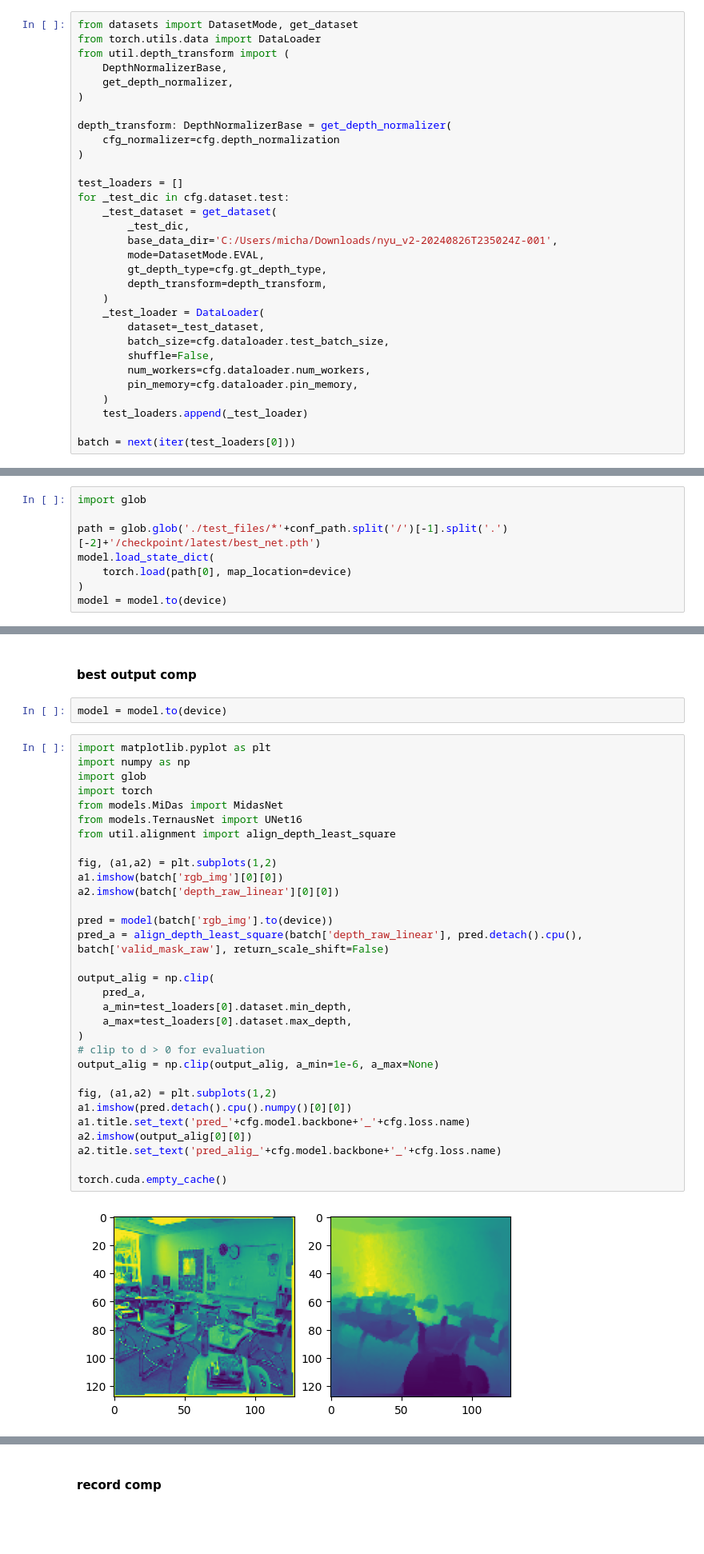
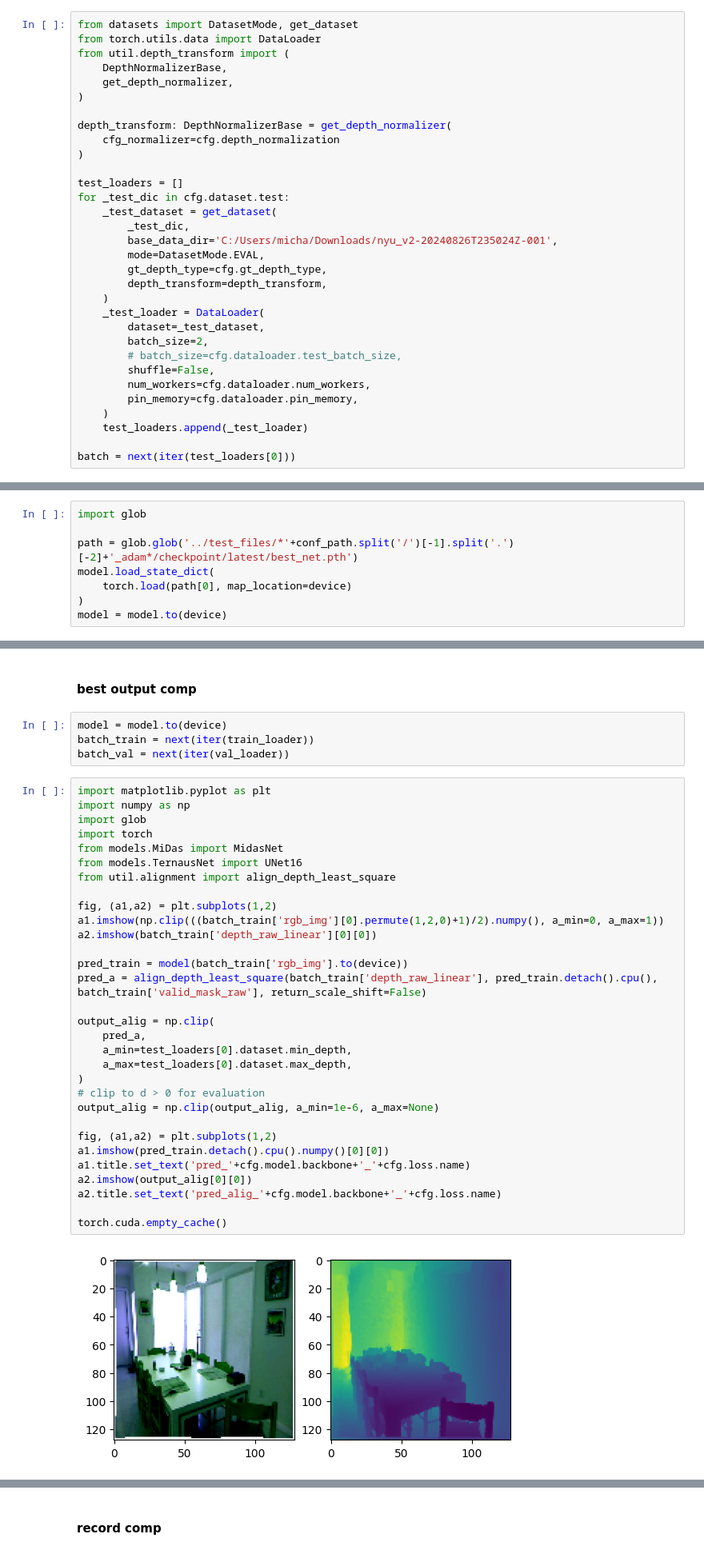
Before and after one commit to Mpasiowiec/Estymacja-glebi-na-podstawie-pojedynczego-zdejcia, a Jupyter notebook: quick_check.ipynb, the cells around one changed output, grey strips where cells are left out. Shown at 80% size. Saved outputs shown, nothing was run; the diff lists cells and outputs as text; blank space fills up the shorter version.

```diff
--- a/quick_check.ipynb
+++ b/quick_check.ipynb
@@ -299,7 +293,8 @@ for _test_dic in cfg.dataset.test:
     )
     _test_loader = DataLoader(
         dataset=_test_dataset,
-        batch_size=cfg.dataloader.test_batch_size,
+        batch_size=2,
+        # batch_size=cfg.dataloader.test_batch_size,
         shuffle=False,
         num_workers=cfg.dataloader.num_workers,
         pin_memory=cfg.dataloader.pin_memory,
@@ -330,7 +325,7 @@ Using cache found in C:\Users\micha/.cache\torch\hub\pytorch_vision_v0.10.0
 # %%
 import glob
 
-path = glob.glob('./test_files/*'+conf_path.split('/')[-1].split('.')[-2]+'/checkpoint/latest/best_net.pth')
+path = glob.glob('../test_files/*'+conf_path.split('/')[-1].split('.')[-2]+'_adam*/checkpoint/latest/best_net.pth')
 model.load_state_dict(
     torch.load(path[0], map_location=device)
 )
@@ -351,36 +346,38 @@ model = model.to(device)
 #### best output comp
 # %%
 model = model.to(device)
+batch_train = next(iter(train_loader))
+batch_val = next(iter(val_loader))
 # %%
 import matplotlib.pyplot as plt
 import numpy as np
 import glob
 import torch
 from models.MiDas import MidasNet
 from models.TernausNet import UNet16
 from util.alignment import align_depth_least_square
 
 fig, (a1,a2) = plt.subplots(1,2)
-a1.imshow(batch['rgb_img'][0][0])
-a2.imshow(batch['depth_raw_linear'][0][0])
+a1.imshow(np.clip(((batch_train['rgb_img'][0].permute(1,2,0)+1)/2).numpy(), a_min=0, a_max=1))
+a2.imshow(batch_train['depth_raw_linear'][0][0])
 
-pred = model(batch['rgb_img'].to(device))
-pred_a = align_depth_least_square(batch['depth_raw_linear'], pred.detach().cpu(), batch['valid_mask_raw'], return_scale_shift=False)
+pred_train = model(batch_train['rgb_img'].to(device))
+pred_a = align_depth_least_square(batch_train['depth_raw_linear'], pred_train.detach().cpu(), batch_train['valid_mask_raw'], return_scale_shift=False)
 
 output_alig = np.clip(
     pred_a,
     a_min=test_loaders[0].dataset.min_depth,
     a_max=test_loaders[0].dataset.max_depth,
 )
 # clip to d > 0 for evaluation
 output_alig = np.clip(output_alig, a_min=1e-6, a_max=None)
 
 fig, (a1,a2) = plt.subplots(1,2)
-a1.imshow(pred.detach().cpu().numpy()[0][0])
+a1.imshow(pred_train.detach().cpu().numpy()[0][0])
 a1.title.set_text('pred_'+cfg.model.backbone+'_'+cfg.loss.name)
 a2.imshow(output_alig[0][0])
 a2.title.set_text('pred_alig_'+cfg.model.backbone+'_'+cfg.loss.name)
 
 torch.cuda.empty_cache()
 # %% [output]
-[figure, old version]
+[figure, new version]
```
Also changed, not shown: parts of 20 cells of this notebook, 4 other files.
